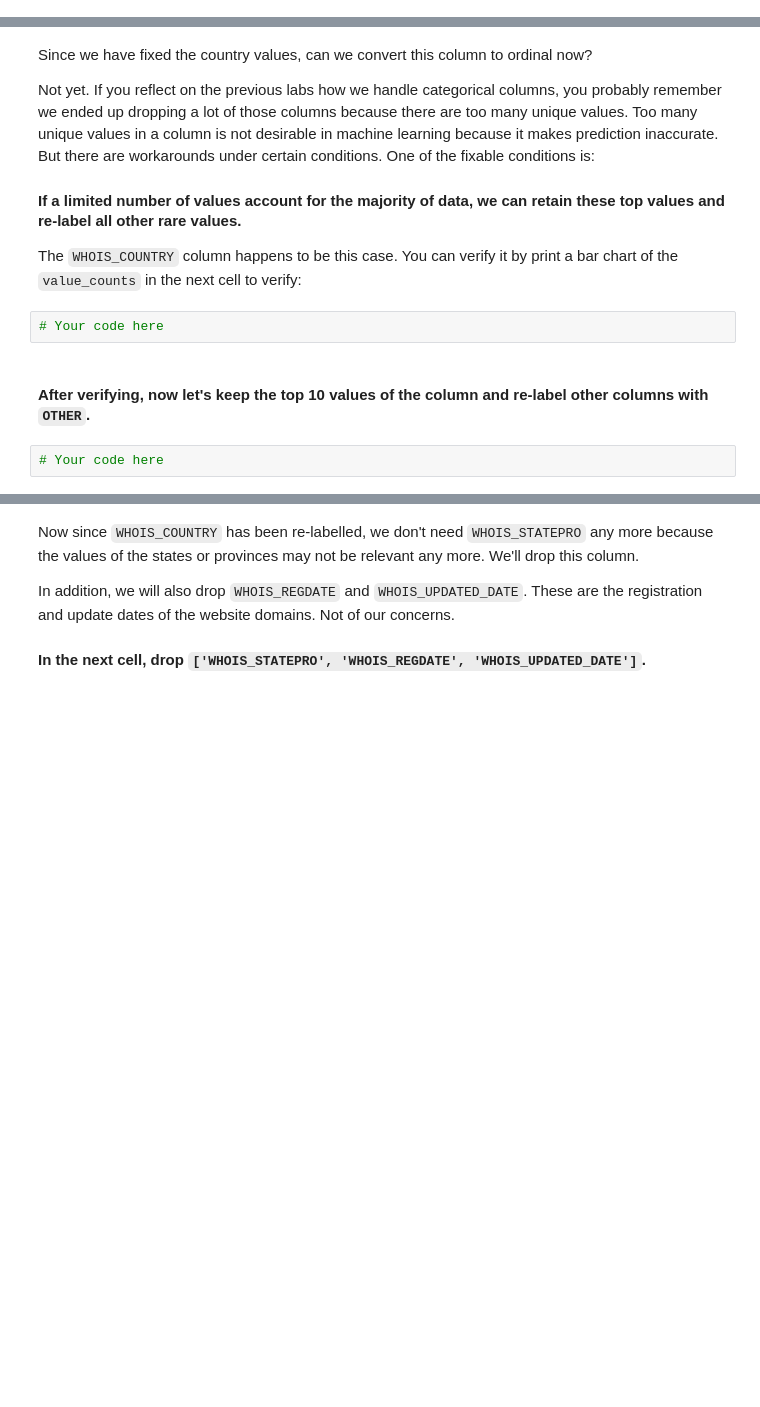
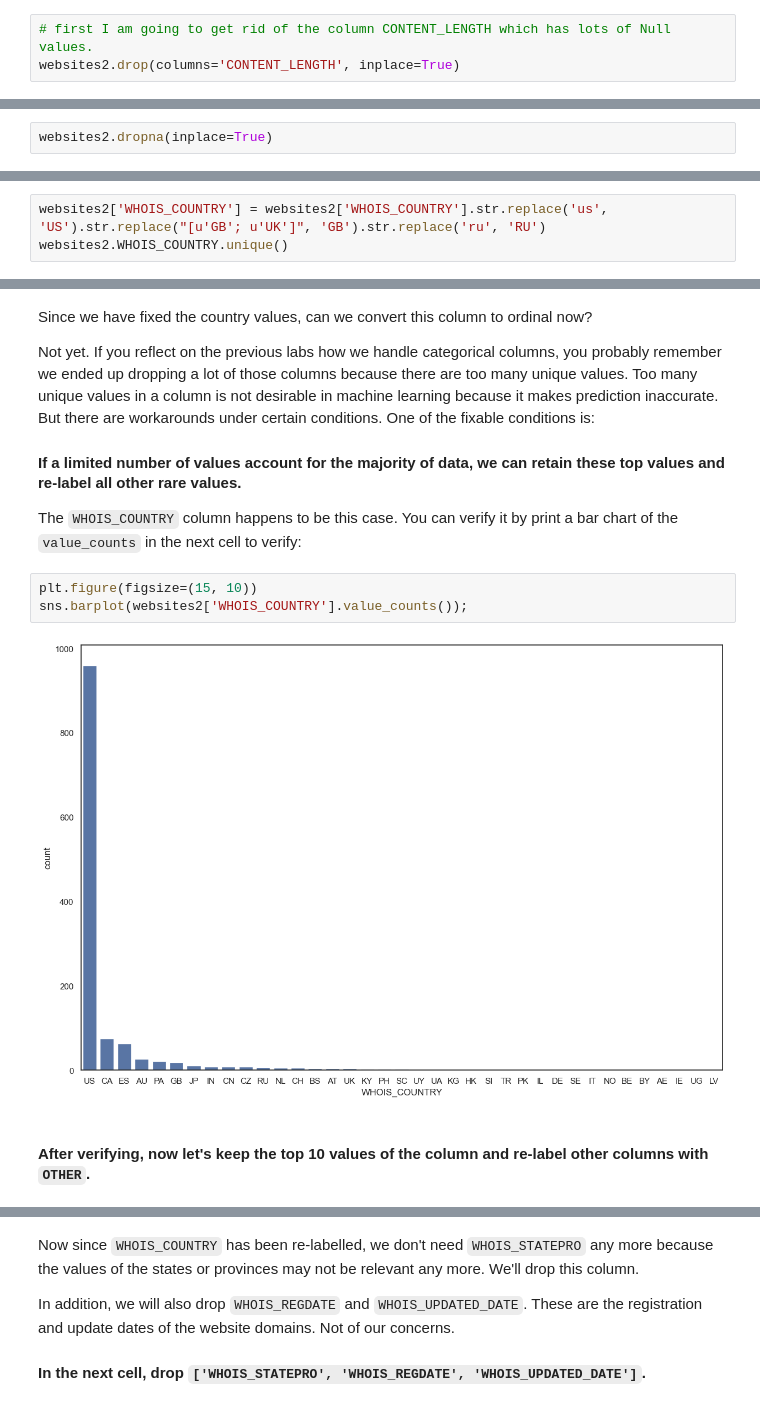
Before and after one commit to Ironhack-Data-Madrid-Octubre-2023/7.1-lab_supervised_learning, a Jupyter notebook: your-code/main.ipynb, the cells around one changed output, grey strips where cells are left out. Saved outputs shown, nothing was run; the diff lists cells and outputs as text; blank space fills up the shorter version.

```diff
--- a/your-code/main.ipynb
+++ b/your-code/main.ipynb
@@ -282,0 +300,3 @@ If you remember in the previous labs, we drop a column if the column contains a
+# %%
+# first I am going to get rid of the column CONTENT_LENGTH which has lots of Null values.
+websites2.drop(columns='CONTENT_LENGTH', inplace=True)
@@ -282,0 +323,2 @@ If you remember in the previous labs, we drop a column if the column contains a
+# %%
+websites2.dropna(inplace=True)
@@ -313,0 +381,3 @@ How to handle string columns is always case by case. Let's start by working on `
+# %%
+websites2['WHOIS_COUNTRY'] = websites2['WHOIS_COUNTRY'].str.replace('us', 'US').str.replace("[u'GB'; u'UK']", 'GB').str.replace('ru', 'RU')
+websites2.WHOIS_COUNTRY.unique()
@@ -319,9 +410,10 @@ Not yet. If you reflect on the previous labs how we handle categorical columns,
 #### If a limited number of values account for the majority of data, we can retain these top values and re-label all other rare values.
 
 The `WHOIS_COUNTRY` column happens to be this case. You can verify it by print a bar chart of the `value_counts` in the next cell to verify:
-# %%
-# Your code here
+# %%
+plt.figure(figsize=(15, 10))
+sns.barplot(websites2['WHOIS_COUNTRY'].value_counts());
+# %% [output]
+[figure, added]
 # %% [markdown]
 #### After verifying, now let's keep the top 10 values of the column and re-label other columns with `OTHER`.
-# %%
-# Your code here
```
Also changed, not shown: parts of 43 cells of this notebook.
